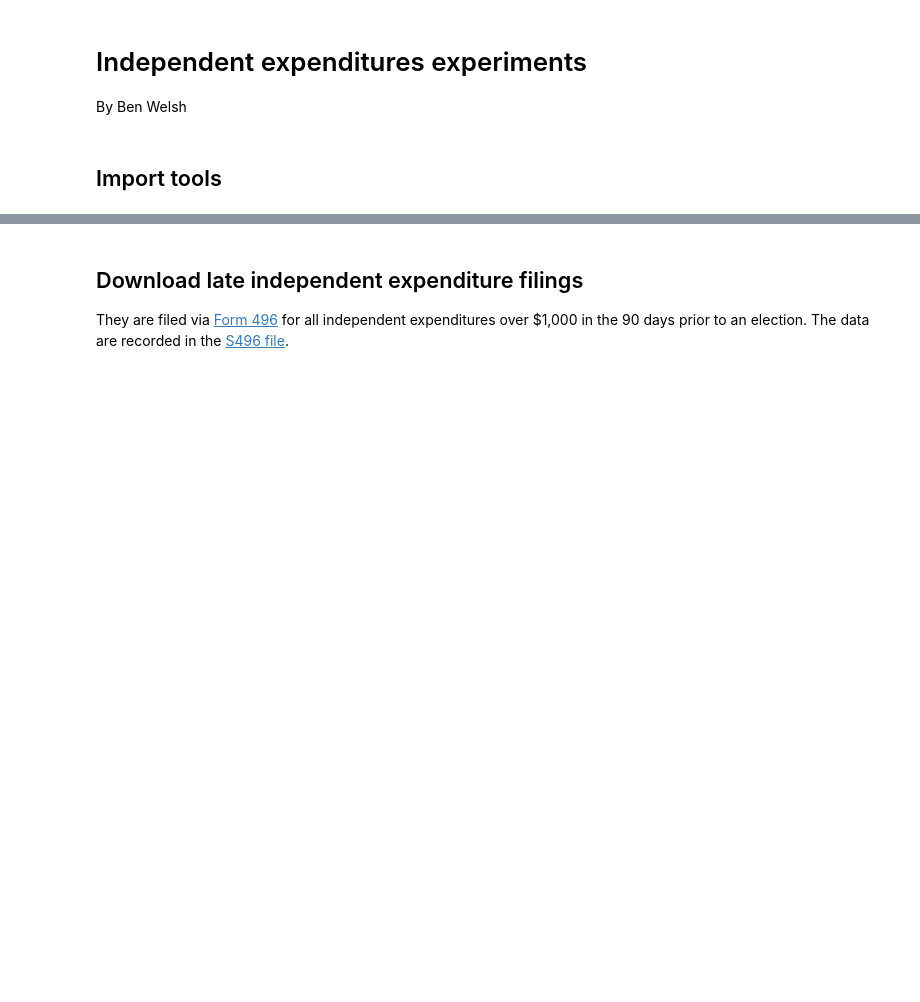
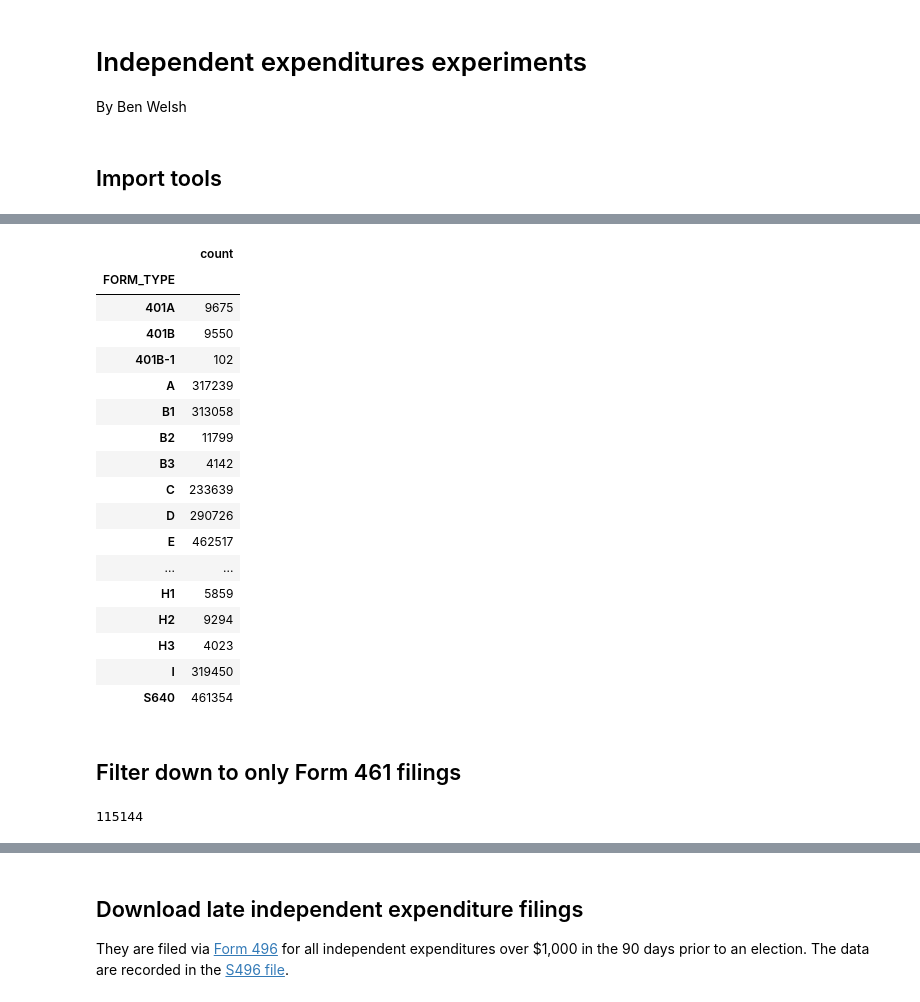
Before and after one commit to palewire/python-calaccess-notebooks, a Jupyter notebook: independent-expenditures.ipynb, the cells around one changed output, grey strips where cells are left out. Saved outputs shown, nothing was run; the diff lists cells and outputs as text; code cells hidden in the pictures; blank space fills up the shorter version.

```diff
--- a/independent-expenditures.ipynb
+++ b/independent-expenditures.ipynb
@@ -17,0 +85,23 @@ pandas.set_option('display.float_format', lambda x: '%.2f' % x)
+# %%
+df.groupby(['FORM_TYPE'])['FILING_ID'].agg(['count'])
+# %% [output]
+|  | count |
+| FORM_TYPE |  |
+| 401A | 9675 |
+| 401B | 9550 |
+| 401B-1 | 102 |
+| A | 317239 |
+| B1 | 313058 |
+| B2 | 11799 |
+| B3 | 4142 |
+| C | 233639 |
+| D | 290726 |
+| E | 462517 |
+| ... | ... |
+| H1 | 5859 |
+| H2 | 9294 |
+| H3 | 4023 |
+| I | 319450 |
+| S640 | 461354 |
+# %% [markdown]
+## Filter down to only Form 461 filings
@@ -17,0 +110,4 @@ pandas.set_option('display.float_format', lambda x: '%.2f' % x)
+# %%
+print len(ie_filings)
+# %% [output]
+115144
```
Also changed, not shown: parts of 29 cells of this notebook, 1 other file.
